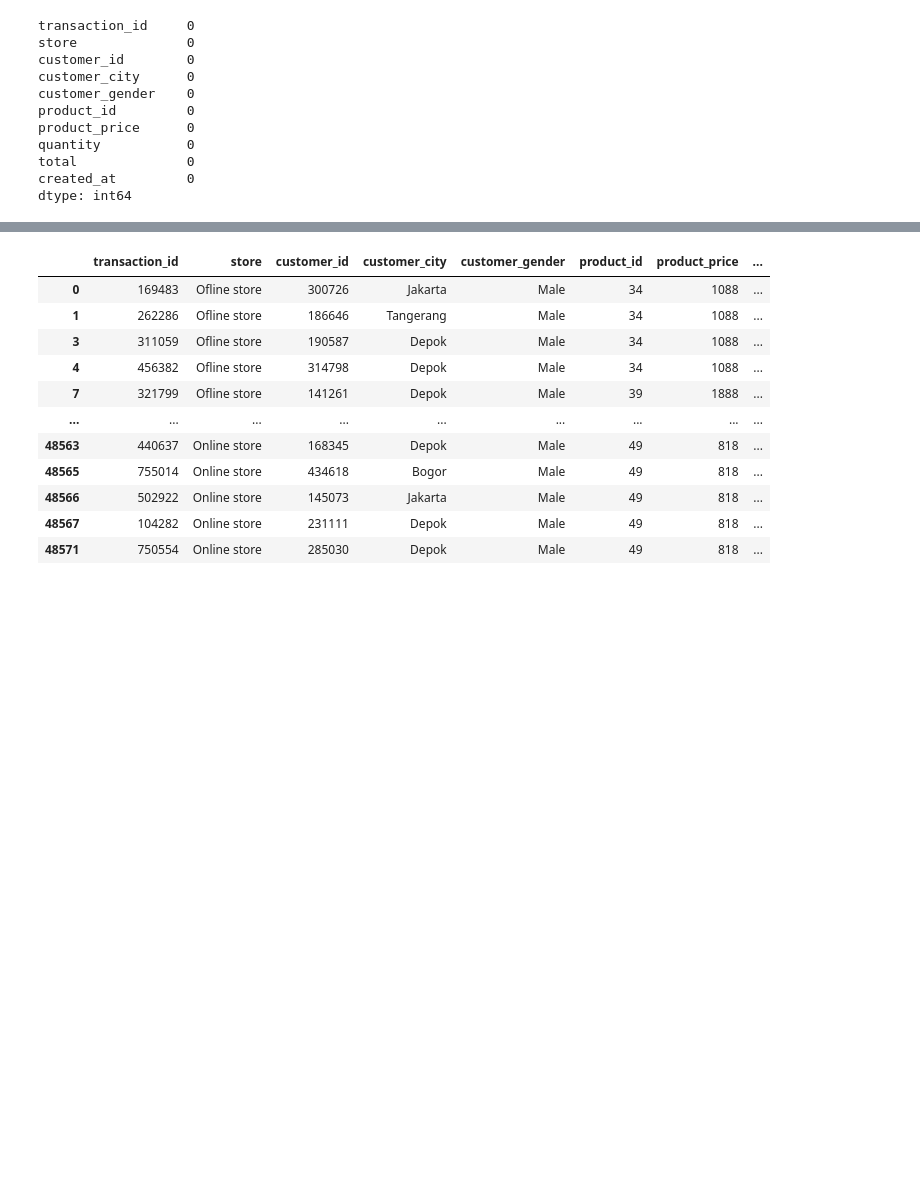
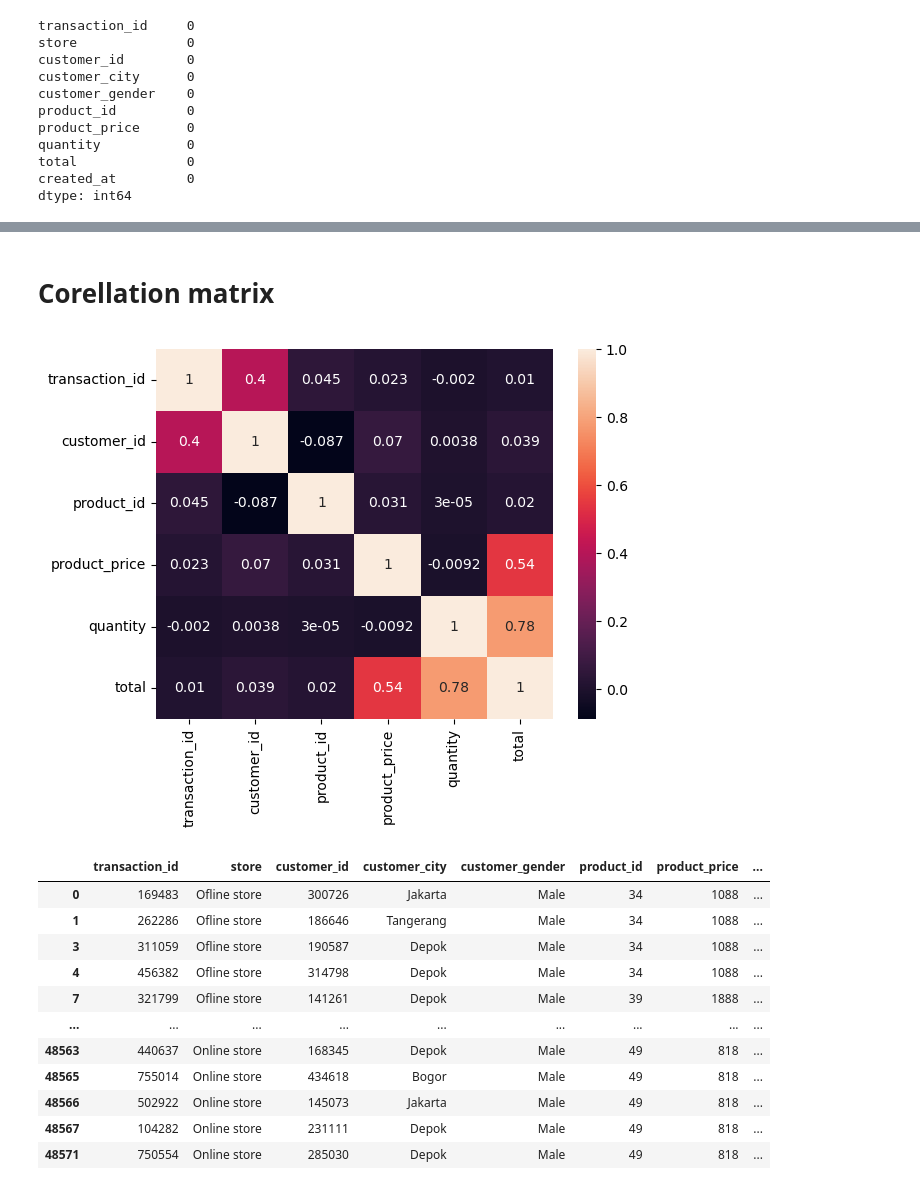
Before and after one commit to Edy-Mochamad/Analysis-Ecommers, a Jupyter notebook: ecommers.ipynb, the cells around one changed output, grey strips where cells are left out. Cells and saved outputs as stored; diff of their text form; code cells hidden in the pictures; blank space fills up the shorter version.

```diff
--- a/ecommers.ipynb
+++ b/ecommers.ipynb
@@ -13,6 +14,6 @@ Import data frame and Show Top 5 rows of dataset.
 # %%
-ds = pd.read_csv('ecommerce_dataset.csv')
-ds.head()
+data = pd.read_csv('ecommerce_dataset.csv')
+data.head()
 # %% [output]
 |  | transaction_id | store | customer_id | customer_city | customer_gender | product_id | product_price | ... |
 | 0 | 169483 | Ofline store | 300726 | Jakarta | Male | 34 | 1088 | ... |
@@ -54,3 +69,3 @@ memory usage: 3.7+ MB
 # %%
-ds['created_at'] = pd.to_datetime(ds['created_at'])
+data['created_at'] = pd.to_datetime(data['created_at'])
 # %%
@@ -94 +128,7 @@ dtype: int64
+# %% [markdown]
+# **Corellation matrix**
+# %%
+sns.heatmap(data.corr(), annot = True);
+# %% [output]
+[figure, added]
 # %%
```
Also changed, not shown: parts of 21 cells of this notebook.
